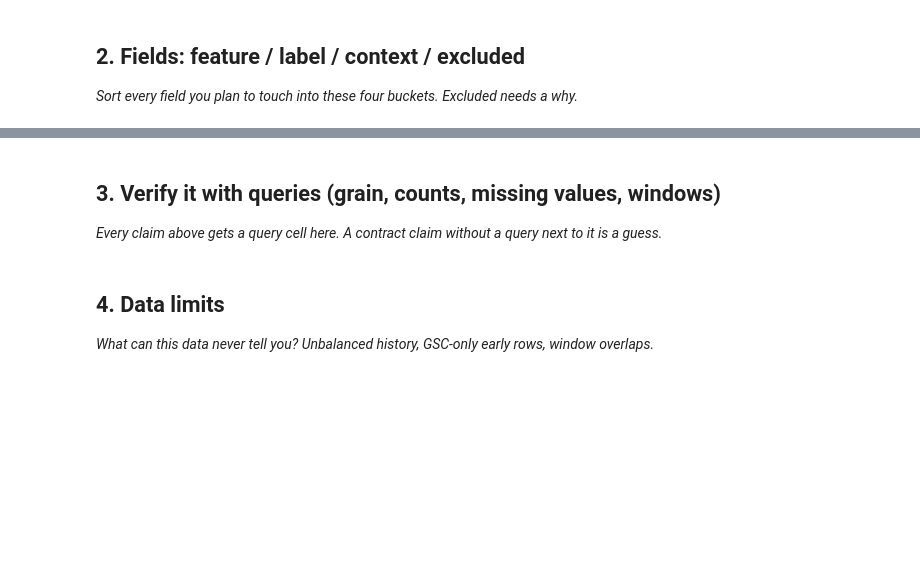
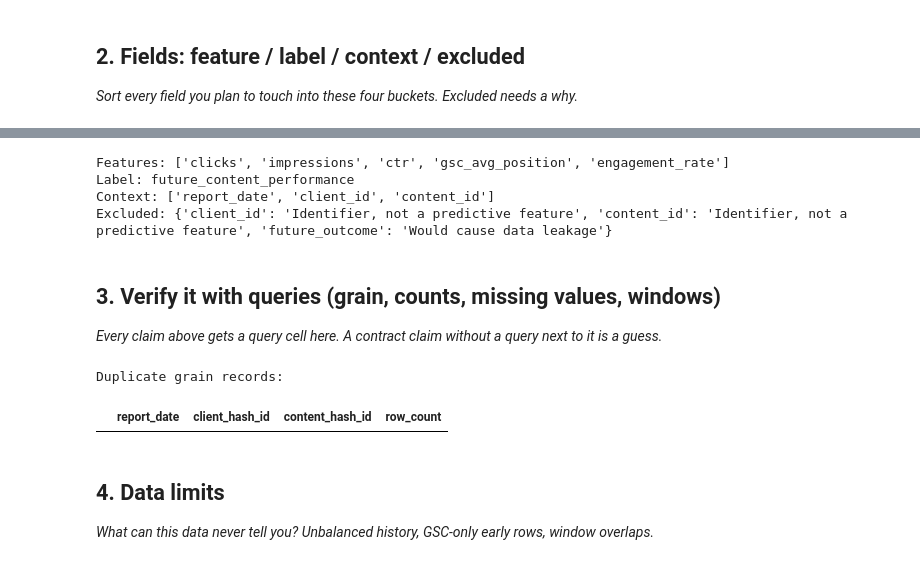
Before and after one commit to suyashverma0/flyrank-ml-workspace2, a Jupyter notebook: work/notebooks/w03_data_contract.ipynb, the cells around one changed output, grey strips where cells are left out. Cells and saved outputs as stored; diff of their text form; code cells hidden in the pictures; blank space fills up the shorter version.

```diff
--- a/work/notebooks/w03_data_contract.ipynb
+++ b/work/notebooks/w03_data_contract.ipynb
@@ -20,6 +123,39 @@ This skeleton is yours to fill. Work the sections **in order** — each one has
 # %%
 # This cell is for CODE (numbers, a query, a check).
 # Write your text answer in the cell ABOVE this one — typing sentences here breaks Run All.
+# Define the four field categories
+
+features = [
+    "clicks",
+    "impressions",
+    "ctr",
+    "gsc_avg_position",
+    "engagement_rate"
+]
+
+label = "future_content_performance"
+
+context = [
+    "report_date",
+    "client_id",
+    "content_id"
+]
+
+excluded = {
+    "client_id": "Identifier, not a predictive feature",
+    "content_id": "Identifier, not a predictive feature",
+    "future_outcome": "Would cause data leakage"
+}
+
+print("Features:", features)
+print("Label:", label)
+print("Context:", context)
+print("Excluded:", excluded)
+# %% [output]
+Features: ['clicks', 'impressions', 'ctr', 'gsc_avg_position', 'engagement_rate']
+Label: future_content_performance
+Context: ['report_date', 'client_id', 'content_id']
+Excluded: {'client_id': 'Identifier, not a predictive feature', 'content_id': 'Identifier, not a predictive feature', 'future_outcome': 'Would cause data leakage'}
 # %% [markdown]
 ## 3. Verify it with queries (grain, counts, missing values, windows)
 
@@ -30,3 +163,28 @@ This skeleton is yours to fill. Work the sections **in order** — each one has
+# %%
+grain_check = con.execute("""
+SELECT
+    report_date,
+    client_hash_id,
+    content_hash_id,
+    COUNT(*) AS row_count
+FROM read_parquet(
+    'hf://datasets/FlyRank/internship-warehouse/fact_content_daily_performance/**/*.parquet'
+)
+WHERE report_date >= DATE '2026-03-01'
+  AND report_date < DATE '2026-04-01'
+GROUP BY
+    report_date,
+    client_hash_id,
+    content_hash_id
+HAVING COUNT(*) > 1
+LIMIT 5
+""").df()
+
+print("Duplicate grain records:")
+display(grain_check)
+# %% [output]
+Duplicate grain records:
+|  | report_date | client_hash_id | content_hash_id | row_count |
 # %% [markdown]
 ## 4. Data limits
 
```
Also changed, not shown: parts of 8 cells of this notebook.
